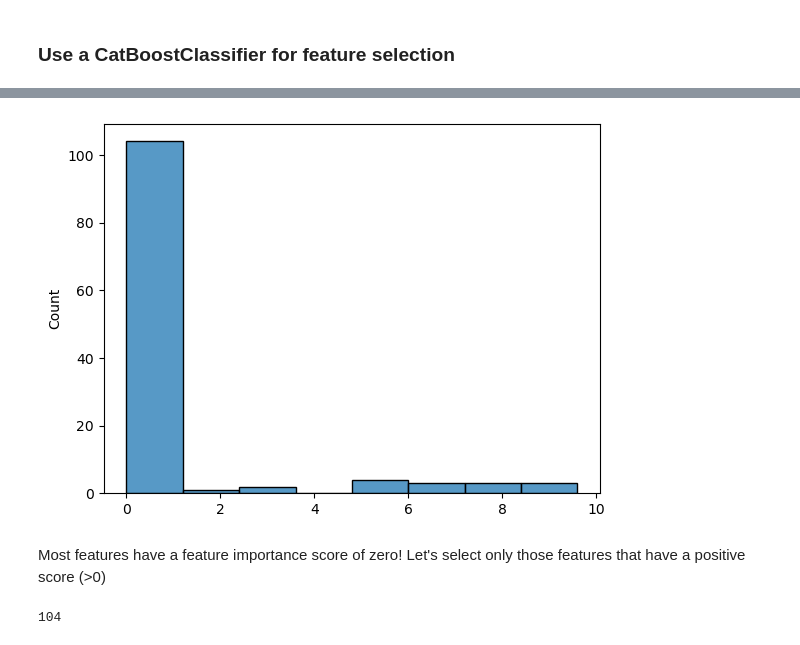
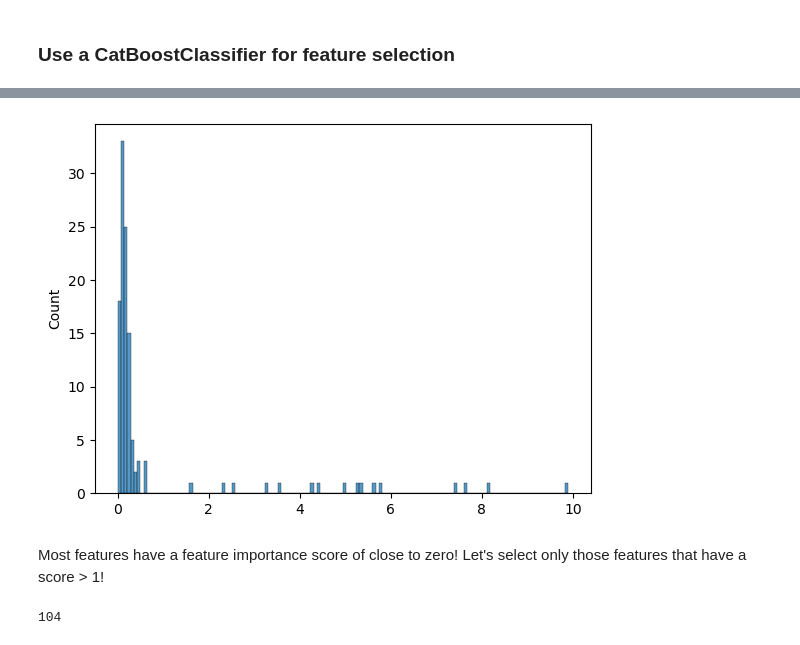
Before and after one commit to g-ammer/supervised_ML_competition, a Jupyter notebook: notebooks/supervisedml-data-challenge.ipynb, the cells around one changed output, grey strips where cells are left out. Cells and saved outputs as stored; diff of their text form; code cells hidden in the pictures.

```diff
--- a/notebooks/supervisedml-data-challenge.ipynb
+++ b/notebooks/supervisedml-data-challenge.ipynb
@@ -24,8 +24,8 @@ df_feat_test = pd.read_csv('../data/raw/features_test.csv')
 df_targ_train = pd.read_csv('../data/raw/target_train.csv')
 df_feat_train = pd.read_csv('../data/raw/features_train.csv')
 # %%
-X_test_raw = df_feat_test
-X_train_raw = df_feat_train
+X_test_raw = df_feat_test.copy()
+X_train_raw = df_feat_train.copy()
 y_train = df_targ_train['Expected']
 
 X_train = X_train_raw.drop(columns = ['Id'])
@@ -150,3 +154,5 @@ model_Cat = CatBoostClassifier(
                                 verbose = False,
                                 random_seed = 23
                                 )
+# %%
+model_Cat.fit(X_train, y_train)
@@ -153,8 +183,8 @@ model_Cat = CatBoostClassifier(
 # %%
-list_feat_imp = model_Cat.get_feature_importance(data = Pool(X_train_red, label=y_train))
+list_feat_imp = model_Cat.get_feature_importance(data = Pool(X_train, label=y_train))
 sns.histplot(list_feat_imp);
 # %% [output]
-[figure, old version]
+[figure, new version]
 # %% [markdown]
-Most features have a feature importance score of zero! Let's select only those features that have a positive score (>0)
+Most features have a feature importance score of close to zero! Let's select only those features that have a score > 1!
 # %%
```
Also changed, not shown: parts of 52 cells of this notebook, 22 other files.
